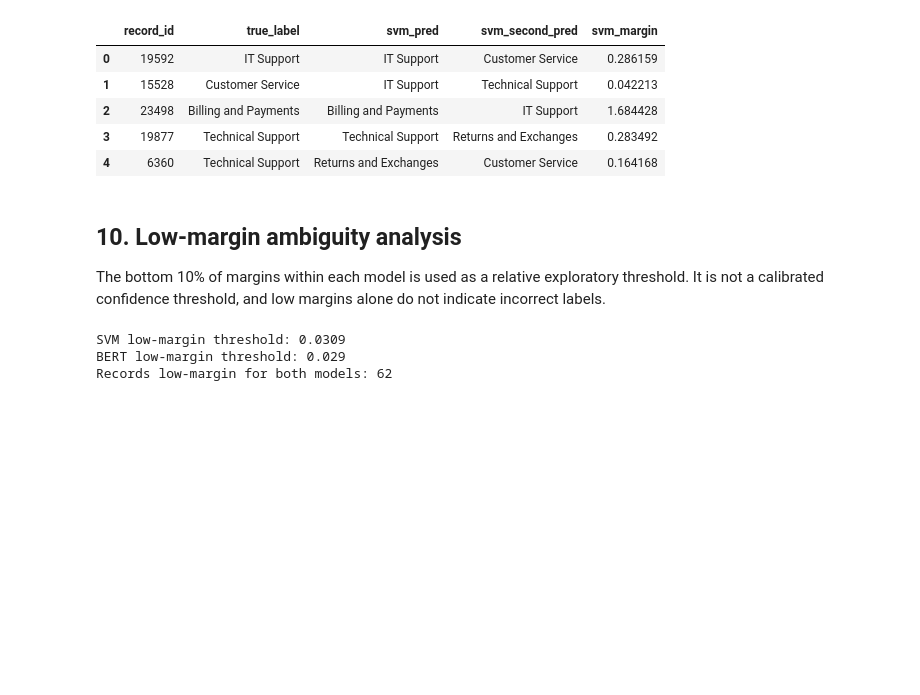
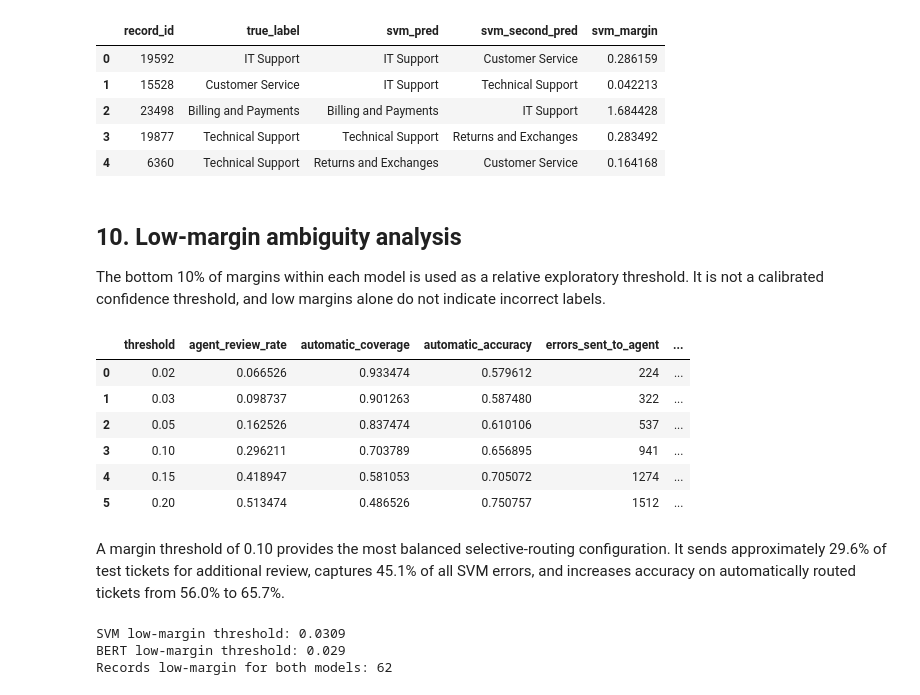
Before and after one commit to OlhaZahrebelna/Intelligent-Support-Ticket-Router-using-NLP, a Jupyter notebook: notebook/04_Test_Error_Analysis.ipynb, the cells around one changed output. Saved outputs shown, nothing was run; the diff lists cells and outputs as text; code cells hidden in the pictures; blank space fills up the shorter version.

```diff
--- a/notebook/04_Test_Error_Analysis.ipynb
+++ b/notebook/04_Test_Error_Analysis.ipynb
@@ -674,6 +674,50 @@ display(
 ## 10. Low-margin ambiguity analysis
 
 The bottom 10% of margins within each model is used as a relative exploratory threshold. It is not a calibrated confidence threshold, and low margins alone do not indicate incorrect labels.
+# %%
+thresholds = [0.02, 0.03, 0.05, 0.10, 0.15, 0.20]
+# %%
+total_svm_errors = (~merge_df["svm_correct"]).sum()
+
+results = []
+
+for threshold in thresholds:
+    reviewed = merge_df["svm_margin"] < threshold
+    auto_routed = ~reviewed
+
+    reviewed_count = reviewed.sum()
+    errors_sent = (
+        reviewed & ~merge_df["svm_correct"]
+    ).sum()
+
+    results.append({
+        "threshold": threshold,
+        "agent_review_rate": reviewed.mean(),
+        "automatic_coverage": auto_routed.mean(),
+        "automatic_accuracy": (
+            merge_df.loc[auto_routed, "svm_correct"].mean()
+        ),
+        "errors_sent_to_agent": errors_sent,
+        "agent_case_error_rate": (
+            errors_sent / reviewed_count
+            if reviewed_count > 0
+            else np.nan
+        ),
+        "error_recall": errors_sent / total_svm_errors,
+    })
+
+threshold_results = pd.DataFrame(results)
+display(threshold_results)
+# %% [output]
+|  | threshold | agent_review_rate | automatic_coverage | automatic_accuracy | errors_sent_to_agent | ... |
+| 0 | 0.02 | 0.066526 | 0.933474 | 0.579612 | 224 | ... |
+| 1 | 0.03 | 0.098737 | 0.901263 | 0.587480 | 322 | ... |
+| 2 | 0.05 | 0.162526 | 0.837474 | 0.610106 | 537 | ... |
+| 3 | 0.10 | 0.296211 | 0.703789 | 0.656895 | 941 | ... |
+| 4 | 0.15 | 0.418947 | 0.581053 | 0.705072 | 1274 | ... |
+| 5 | 0.20 | 0.513474 | 0.486526 | 0.750757 | 1512 | ... |
+# %% [markdown]
+A margin threshold of 0.10 provides the most balanced selective-routing configuration. It sends approximately 29.6% of test tickets for additional review, captures 45.1% of all SVM errors, and increases accuracy on automatically routed tickets from 56.0% to 65.7%.
 # %%
 LOW_MARGIN_QUANTILE = 0.10
 
```
Also changed, not shown: parts of 10 cells of this notebook.
